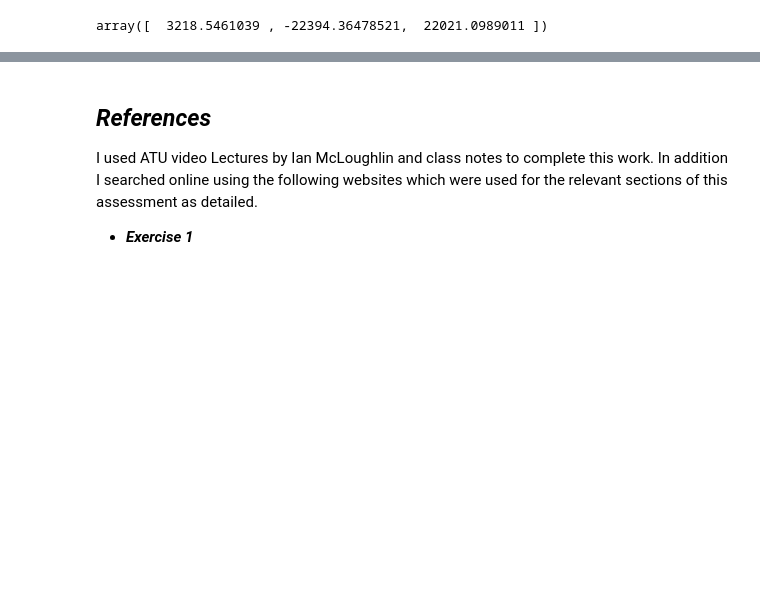
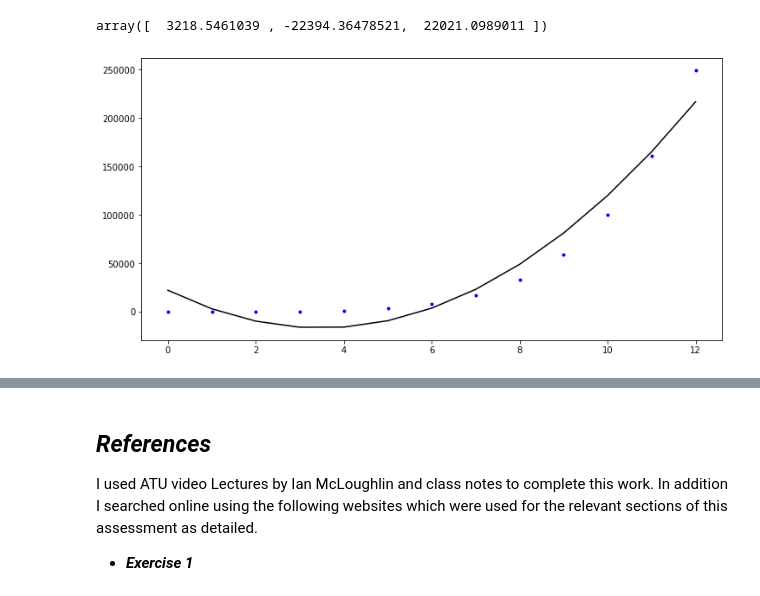
Before and after one commit to LauraBrogan/2022-MLS-Assessment, a Jupyter notebook: Regular Tasks/parameters-task.ipynb, the cells around one changed output, grey strips where cells are left out. Saved outputs shown, nothing was run; the diff lists cells and outputs as text; code cells hidden in the pictures; blank space fills up the shorter version.

```diff
--- a/Regular Tasks/parameters-task.ipynb
+++ b/Regular Tasks/parameters-task.ipynb
@@ -79,3 +79,14 @@ params = np.polyfit(x2, y2, 2)
 params
 # %% [output]
 array([  3218.5461039 , -22394.36478521,  22021.0989011 ])
+# %%
+# Create a plot.
+fig, ax = plt.subplots(figsize=(12,6))
+
+# Plot x vs y.
+ax.plot(x2, y2, 'b.')
+
+# Plot x vs parameters on x.
+ax.plot(x2, np.polyval(params, x2), 'k-');
+# %% [output]
+[figure, added]
```
Also changed, not shown: parts of 5 cells of this notebook, 1 other file.
